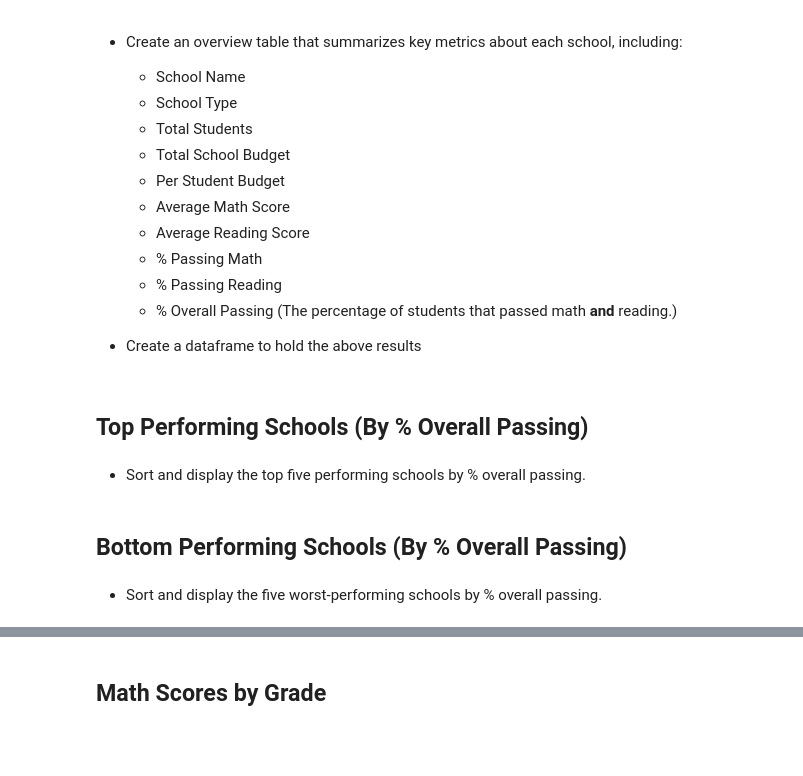
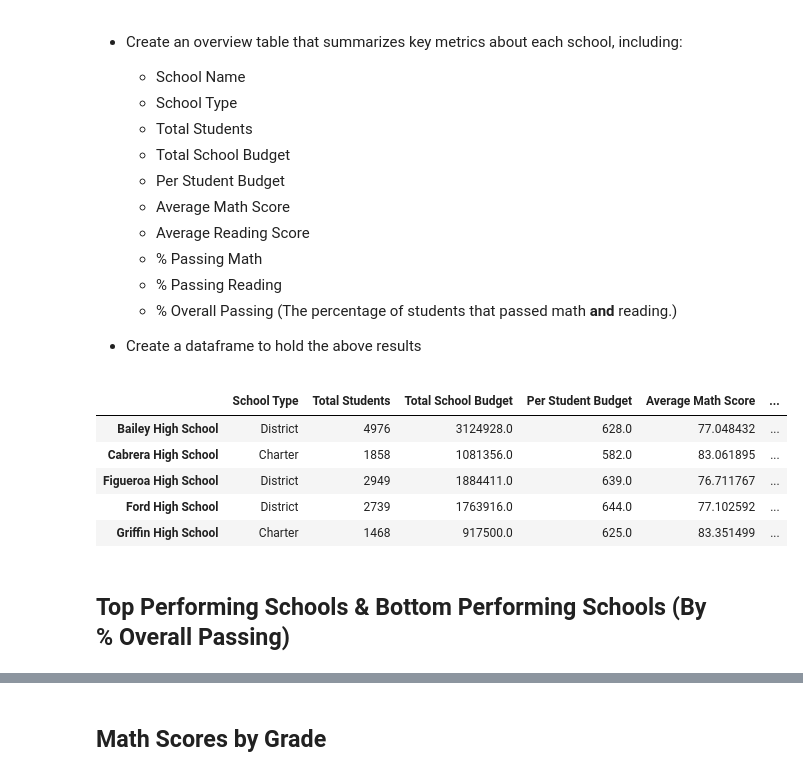
Before and after one commit to saharthejamal/pandas_challenege, a Jupyter notebook: PyCitySchools_starter.ipynb, the cells around one changed output, grey strips where cells are left out. Cells and saved outputs as stored; diff of their text form; code cells hidden in the pictures; blank space fills up the shorter version.

```diff
--- a/PyCitySchools_starter.ipynb
+++ b/PyCitySchools_starter.ipynb
@@ -25,17 +4,25 @@ You should consider upgrading via the '/Library/Frameworks/Python.framework/Vers
 # %%
 # Dependencies and Setup
 import pandas as pd
+import numpy as np
 
 # File to Load (Remember to Change These)
 school_data_to_load = "Resources/schools_complete.csv"
 student_data_to_load = "Resources/students_complete.csv"
 
+# schools = pd.read_csv(school_data_to_load)
+# schools = schools.rename(columns={"name": "school_data_complete"})
+
+# students = pd.read_csv(student_data_to_load)
+# students = pd.DataFrame(students)
+
 # Read School and Student Data File and store into Pandas DataFrames
-school_data = pd.read_csv(school_data_to_load)
-student_data = pd.read_csv(student_data_to_load)
+school_data = pd.read_csv("https://raw.githubusercontent.com/saharthejamal/pandas_challenege/main/Resources/schools_complete.csv?raw=true")
+student_data = pd.read_csv("https://raw.githubusercontent.com/saharthejamal/pandas_challenege/main/Resources/students_complete.csv?raw=true")
 
 # Combine the data into a single dataset.
 school_data_complete = pd.merge(student_data, school_data, how="left", on=["school_name", "school_name"])
+# print(school_data_complete)
 # %% [markdown]
 ## District Summary
 
@@ -74,11 +102,43 @@ school_data_complete = pd.merge(student_data, school_data, how="left", on=["scho
   * % Overall Passing (The percentage of students that passed math **and** reading.)
 
 * Create a dataframe to hold the above results
+# %%
+school_type = school_data.set_index(["school_name"])["type"]
+per_school_count = school_data_complete["school_name"].value_counts()
+per_school_budget = school_data_complete.groupby(["school_name"]).mean()["budget"]
+per_school_capital = per_school_budget/per_school_count
+per_school_math = school_data_complete.groupby(["school_name"]).mean()["math_score"]
+per_school_reading = school_data_complete.groupby(["school_name"]).mean()["reading_score"]
+school_passing_math = school_data_complete[(school_data_complete["math_score"] >= 70 )]
+school_passing_reading = school_data_complete[(school_data_complete["reading_score"] >= 70 )]
+passing_math_reading = school_data_complete[(school_data_complete["reading_score"] >=70 ) & (school_data_complete["math_score"] >= 70)]
+per_school_passing_math = school_passing_math.groupby(["school_name"]).count()["student_name"]/per_school_count*100
+per_school_passing_reading = school_passing_reading.groupby(["school_name"]).count()["student_name"]/per_school_count*100
+overall_passing = passing_math_reading.groupby(["school_name"]).count()["student_name"]/per_school_count*100
+
+
+school_data_summary = pd.DataFrame({
+                                    "School Type": school_type,
+                                    "Total Students": per_school_count,
+                                    "Total School Budget": per_school_budget,
+                                    "Per Student Budget": per_school_capital,
+                                    "Average Math Score": per_school_math,
+                                    "Average Reading Score": per_school_reading,
+                                    "Percent Passing Math": per_school_passing_math,
+                                    "Percent Passing Reading": per_school_passing_reading,
+                                    "Overall Passing Rate": overall_passing })
+
+school_data_summary = school_data_summary[["School Type", "Total Students", "Total School Budget",
+                                 "Per Student Budget", "Average Math Score", "Average Reading Score",
+                                 "Percent Passing Math", "Percent Passing Reading", "Overall Passing Rate"]]
+
+school_data_summary.head()
+# %% [output]
+|  | School Type | Total Students | Total School Budget | Per Student Budget | Average Math Score | ... |
+| Bailey High School | District | 4976 | 3124928.0 | 628.0 | 77.048432 | ... |
+| Cabrera High School | Charter | 1858 | 1081356.0 | 582.0 | 83.061895 | ... |
+| Figueroa High School | District | 2949 | 1884411.0 | 639.0 | 76.711767 | ... |
+| Ford High School | District | 2739 | 1763916.0 | 644.0 | 77.102592 | ... |
+| Griffin High School | Charter | 1468 | 917500.0 | 625.0 | 83.351499 | ... |
 # %% [markdown]
-## Top Performing Schools (By % Overall Passing)
+## Top Performing Schools &  Bottom Performing Schools (By % Overall Passing)
-# %% [markdown]
-* Sort and display the top five performing schools by % overall passing.
-# %% [markdown]
-## Bottom Performing Schools (By % Overall Passing)
-# %% [markdown]
-* Sort and display the five worst-performing schools by % overall passing.
```
Also changed, not shown: parts of 12 cells of this notebook, 2 other files.
